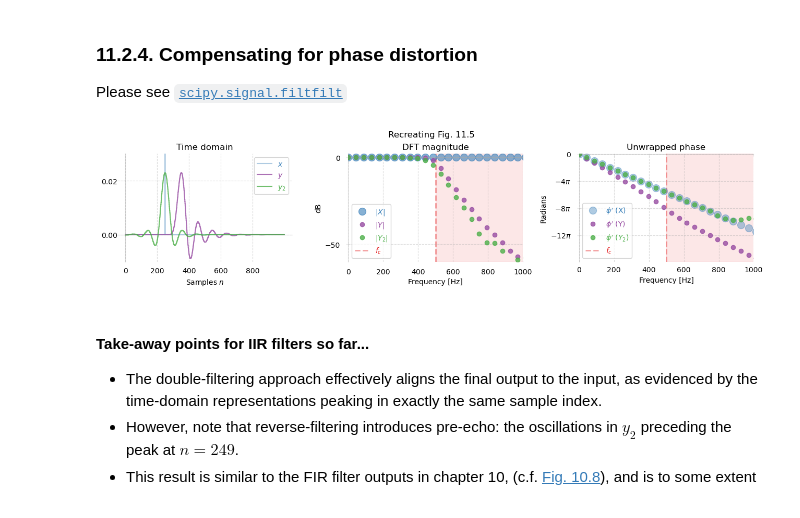
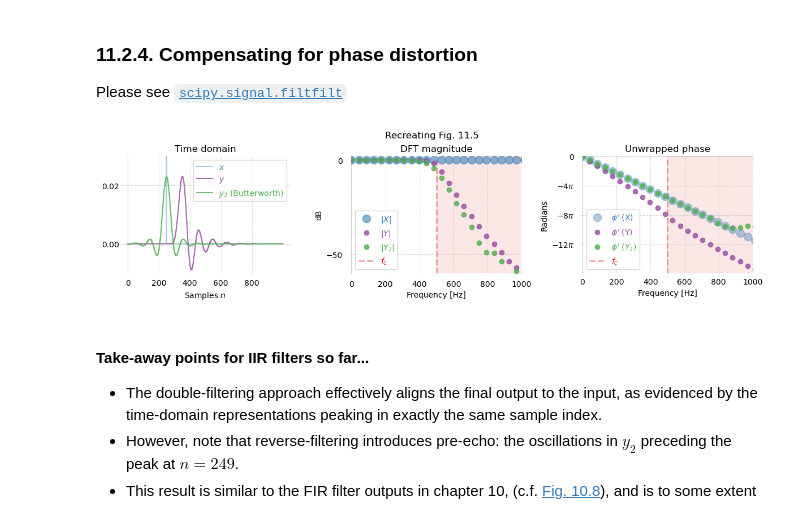
Before and after one commit to buruzaemon/digital-signals-theory, a Jupyter notebook: DST_CH11.ipynb, the cells around one changed output. Drawn from its saved outputs; the diff is of its cells as text; code cells hidden in the pictures.

```diff
--- a/DST_CH11.ipynb
+++ b/DST_CH11.ipynb
@@ -345,11 +357,5 @@ y2 = sp.signal.filtfilt(b2, a2, x)
 # %%
-fig, axes = plt.subplots(nrows=1, ncols=3, figsize=(13, 3))
-
-X = np.fft.rfft(x)
-Y = np.fft.rfft(y)
-Y2 = np.fft.rfft(y2)
-
-freqs = np.fft.rfftfreq(len(x), 1/fs)
+fig, axes = plt.subplots(nrows=1, ncols=3, figsize=(12, 3))
 
 # --------------------------------------------------------------------
 # TOP row: delayed signal x
@@ -370,7 +376,7 @@ axes[0].tick_params(axis='x', which=u'both', length=3, pad=42, color='#A9A9A940'
 
 axes[0].step(np.arange(len(x)), x, where='post', label='$x$', alpha=0.4, color='#377eb8', zorder=1)
 axes[0].step(np.arange(len(y)), y, where='post', label='$y$', alpha=0.8, color='#984ea3', zorder=2)
-axes[0].step(np.arange(len(y2)), y2, where='post', label=r'$y_2$', alpha=0.8, color='#4daf4a', zorder=20)
+axes[0].step(np.arange(len(y2)), y2, where='post', label=r'$y_2$ (Butterworth)', alpha=0.8, color='#4daf4a', zorder=20)
 
 axes[0].label_outer()
 axes[0].legend(loc='upper right', labelcolor='linecolor')
@@ -410,34 +416,34 @@ axes[1].legend(loc='lower left', labelcolor='linecolor')
 axes[2].set(title='Unwrapped phase')
 axes[2].set(xlabel='Frequency [Hz]')
 axes[2].grid(linestyle='--', alpha=0.4, color='#A9A9A9')
 # Eliminate upper and right axes
 axes[2].spines['right'].set_color('none')
 axes[2].spines['top'].set_color('none')
 axes[2].spines['left'].set(position='zero', color='#A9A9A9', alpha=0.4)
 axes[2].spines['bottom'].set(position='zero', color='#A9A9A9', alpha=0.4)
 axes[2].set_yticks(np.linspace(0, -16*np.pi, 5), ['0', r'$-4\pi$', r'$-8\pi$', r'$-12\pi$',  r'$-16\pi$'])
 axes[2].set_xticks([0, 200, 400, 600, 800, 1000])
 axes[2].tick_params(axis='y', which=u'both', length=3, pad=8, color='#A9A9A940')
 axes[2].tick_params(axis='x', which=u'both', length=3, pad=152, color='#A9A9A940')
 
 axes[2].plot(freqs, np.unwrap(np.angle(X)), linestyle='', marker='o', markersize=10, zorder=1, label=r"$\phi' \text{ (X)}$", alpha=0.4, color='#377eb8')
 axes[2].plot(freqs, np.unwrap(np.angle(Y)), linestyle='', marker='o', markersize=6, zorder=2, label=r"$\phi' \text{ (Y)}$", alpha=0.8, color='#984ea3')
 axes[2].plot(freqs, np.unwrap(np.angle(Y2)), linestyle='', marker='o', markersize=6, zorder=20, label=r"$\phi' \text{ (}Y_2\text{)}$", alpha=0.8, color='#4daf4a')
 
 axes[2].axvline(500, zorder=-1, label='$f_c$', linewidth=2, color='#e41a1c', linestyle='--', alpha=0.4)
 axes[2].axvspan(500, freqs[-1], zorder=-2, color='#e41a1c', alpha=0.1)
 
 axes[2].set(ylim=[-60, 1.], xlim=[-0.5, 1000])
 axes[2].set(ylabel="Radians")
 axes[2].legend(loc='lower left', labelcolor='linecolor')
 
 axes[2].set(ylim=[-50, 0.1])
 
 fig.tight_layout()
 plt.suptitle('Recreating Fig. 11.5', y=1.03)
 plt.show()
 # %% [output]
-[figure, old version]
+[figure, new version]
 # %% [markdown]
 #### Take-away points for IIR filters so far...
 
```
Also changed, not shown: parts of 69 cells of this notebook.
